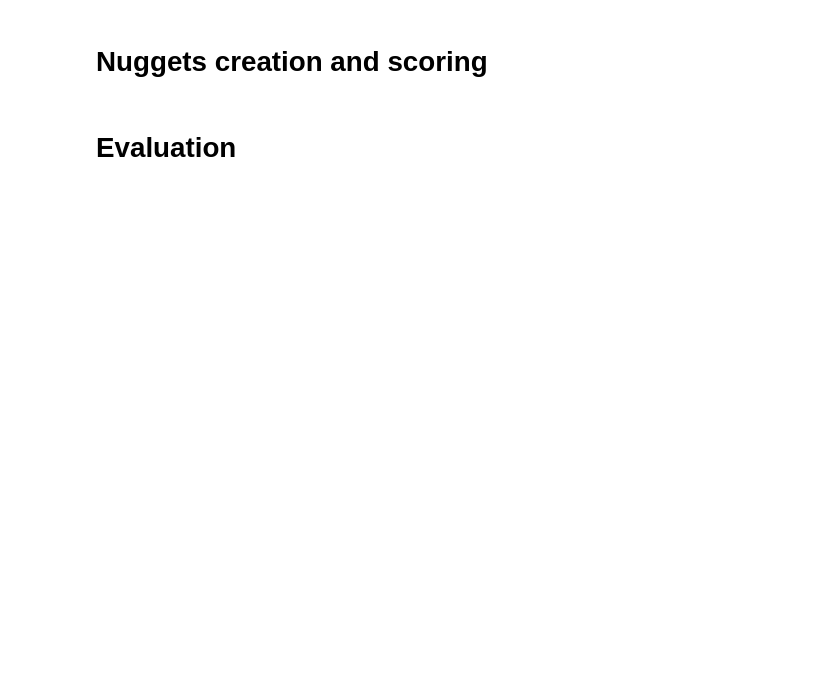
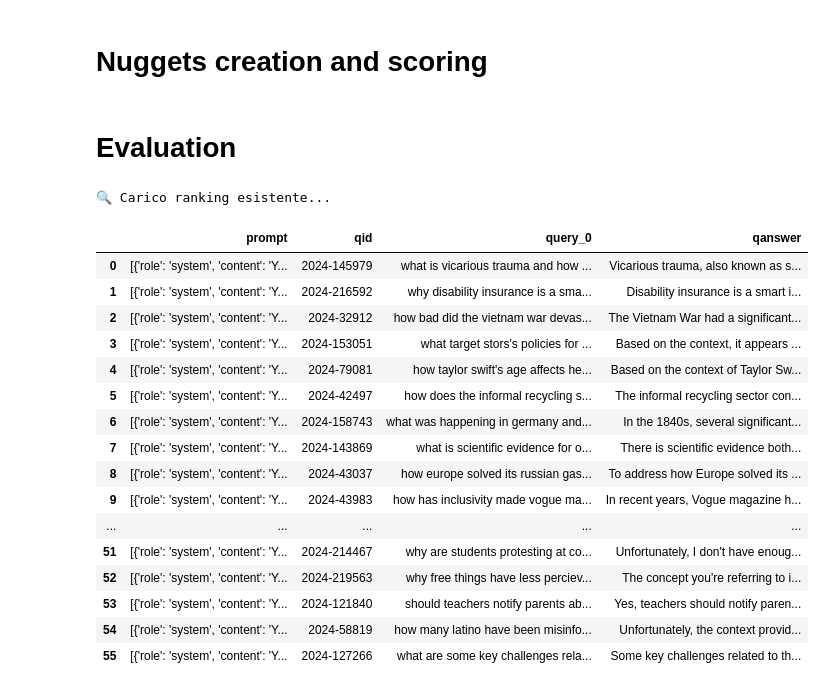
Before and after one commit to NamaWho/novelty-reranking-rag, a Jupyter notebook: scripts/nuggetizer_eval.ipynb, the cells around one changed output. Saved outputs shown, nothing was run; the diff lists cells and outputs as text; code cells hidden in the pictures; blank space fills up the shorter version.

```diff
--- a/scripts/nuggetizer_eval.ipynb
+++ b/scripts/nuggetizer_eval.ipynb
@@ -3,8 +3,13 @@
 # %%
 from pyterrier_rag.backend import OpenAIBackend
 from transformers import AutoTokenizer
+import os
+
+model_name = "llama-3.3-70b-instruct"
+#model_name = "qwen-2.5-72b-instruct"
 
 tokenizer = AutoTokenizer.from_pretrained("casperhansen/llama-3.3-70b-instruct-awq")
+#tokenizer = AutoTokenizer.from_pretrained("Qwen/Qwen2.5-72B-Instruct-AWQ")
 
 generation_args={
     "temperature": 0.6,
@@ -12,7 +17,7 @@ generation_args={
 }
 
 # this could equally be a real OpenAI models
-llama = OpenAIBackend(model_name,
+backend = OpenAIBackend(model_name,
                       api_key=os.environ['IDA_LLM_API_KEY'],
                       generation_args=generation_args,
                       base_url="http://api.llm.apps.os.dcs.gla.ac.uk/v1",
@@ -41,3 +60,34 @@ if scored_nuggets is None:
     save_csv("scored_nuggets.csv", scored_nuggets)
 # %% [markdown]
 # Evaluation
+# %%
+import pyterrier as pt
+
+print("🔍 Carico ranking esistente...")
+df_run_base = pd.read_csv(
+    "../data/processed/rag/__setencoder-novelty-base__msmarco-segment-trecrag24.tsv", sep="\t",
+    names=["qid", "Q0", "docno", "rank", "score", "run_name"]
+)
+df_run_ea = pd.read_csv(
+    "../data/processed/rag/__setencoder-novelty-ea__msmarco-segment-trecrag24.tsv", sep="\t",
+    names=["qid", "Q0", "docno", "rank", "score", "run_name"]
+)
+
+df_queries = pd.read_csv("../data/raw/rag/trecrag24-queries.tsv", sep="\t", names=["qid", "query"])
+df_queries = df_queries[df_queries["qid"].isin(scored_nuggets["qid"])]
+
+def get_rank(df_queries):
+    run = df_queries.merge(df_run_ea, on="qid", how="left")
+    return run
+get_rank_pipe = pt.apply.generic(get_rank)
+
+def rename_segment(run):
+    run = run.rename(columns={"segment": "text"})
+    return run
+rename_pipe = pt.apply.generic(rename_segment)
+# %% [output]
+🔍 Carico ranking esistente...
+# %%
+import ir_datasets
+dataset = ir_datasets.load('msmarco-segment-v2.1')
+pt_dataset = pt.get_dataset("irds:msmarco-segment-v2.1")
@@ -68,10 +121,28 @@ prompt = PromptTransformer(
         )
 
 reader = Reader(backend, prompt)
-rag_pipeline = monoT5_ret % 3 >> Concatenator() >> reader
-
-results = (rag_pipeline)(topics_df.head(2))
-results
+rag_pipeline = get_rank_pipe % 10 >>  pt.text.get_text(pt_dataset, "segment") >> rename_pipe >> Concatenator() >> reader
+# %%
+results = (rag_pipeline)(df_queries)
+results
+# %% [output]
+|  | prompt | qid | query_0 | qanswer |
+| 0 | [{'role': 'system', 'content': 'Y... | 2024-145979 | what is vicarious trauma and how ... | Vicarious trauma, also known as s... |
+| 1 | [{'role': 'system', 'content': 'Y... | 2024-216592 | why disability insurance is a sma... | Disability insurance is a smart i... |
+| 2 | [{'role': 'system', 'content': 'Y... | 2024-32912 | how bad did the vietnam war devas... | The Vietnam War had a significant... |
+| 3 | [{'role': 'system', 'content': 'Y... | 2024-153051 | what target stors's policies for ... | Based on the context, it appears ... |
+| 4 | [{'role': 'system', 'content': 'Y... | 2024-79081 | how taylor swift's age affects he... | Based on the context of Taylor Sw... |
+| 5 | [{'role': 'system', 'content': 'Y... | 2024-42497 | how does the informal recycling s... | The informal recycling sector con... |
+| 6 | [{'role': 'system', 'content': 'Y... | 2024-158743 | what was happening in germany and... | In the 1840s, several significant... |
+| 7 | [{'role': 'system', 'content': 'Y... | 2024-143869 | what is scientific evidence for o... | There is scientific evidence both... |
+| 8 | [{'role': 'system', 'content': 'Y... | 2024-43037 | how europe solved its russian gas... | To address how Europe solved its ... |
+| 9 | [{'role': 'system', 'content': 'Y... | 2024-43983 | how has inclusivity made vogue ma... | In recent years, Vogue magazine h... |
+| ... | ... | ... | ... | ... |
+| 51 | [{'role': 'system', 'content': 'Y... | 2024-214467 | why are students protesting at co... | Unfortunately, I don't have enoug... |
+| 52 | [{'role': 'system', 'content': 'Y... | 2024-219563 | why free things have less perciev... | The concept you're referring to i... |
+| 53 | [{'role': 'system', 'content': 'Y... | 2024-121840 | should teachers notify parents ab... | Yes, teachers should notify paren... |
+| 54 | [{'role': 'system', 'content': 'Y... | 2024-58819 | how many latino have been misinfo... | Unfortunately, the context provid... |
+| 55 | [{'role': 'system', 'content': 'Y... | 2024-127266 | what are some key challenges rela... | Some key challenges related to th... |
 # %%
 scored_nuggets = scored_nuggets.rename(columns={"query_id": "qid"})
 results = results.rename(columns={"query_id": "qid", "query_0": "query"})
```
Also changed, not shown: parts of 5 cells of this notebook, 10 other files.
